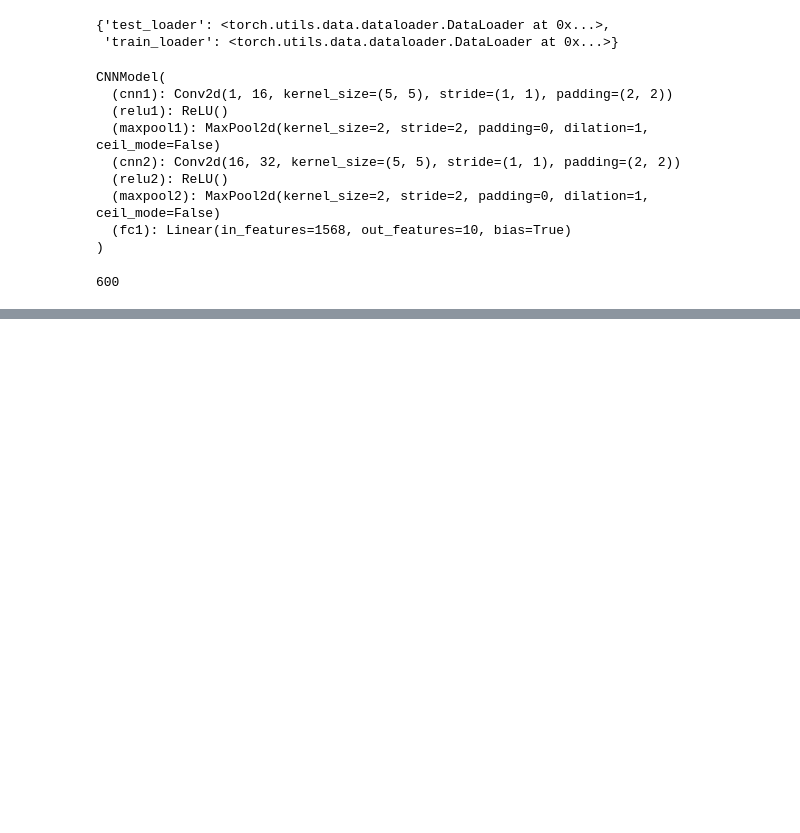
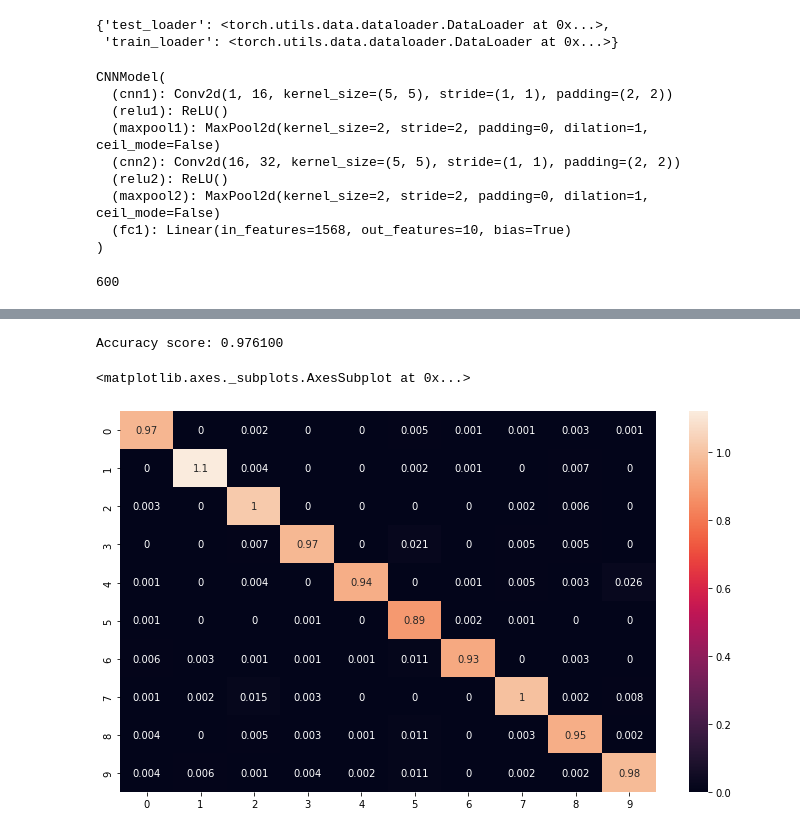
Before and after one commit to sachinshubhams/Computer-Vision, a Jupyter notebook: CNN_MNIST_Dataset_using_Pytorch.ipynb, the cells around one changed output, grey strips where cells are left out. Cells and saved outputs as stored; diff of their text form; code cells hidden in the pictures; blank space fills up the shorter version.

```diff
--- a/CNN_MNIST_Dataset_using_Pytorch.ipynb
+++ b/CNN_MNIST_Dataset_using_Pytorch.ipynb
@@ -335,0 +278,22 @@ Epoch [10/10], Step [600/600], Iteration: 6000, Loss: 0.0122, Accuracy: 99.0800
+# %%
+def predictions(model, test_loader):
+    model.eval()
+    actuals = []
+    predictions = []
+    with torch.no_grad():
+        for data, target in test_loader:
+            output = model(data)
+            prediction = output.argmax(dim=1, keepdim=True)
+            actuals.extend(target.view_as(prediction))
+            predictions.extend(prediction)
+    return [i.item() for i in actuals], [i.item() for i in predictions]
+actuals, predictions = predictions(model, loaders['test_loader'])
+print('Accuracy score: %f' % accuracy_score(actuals, predictions))
+cf=confusion_matrix(actuals, predictions)
+df_cm = pd.DataFrame(cf/np.sum(cf) *10)
+plt.figure(figsize = (12,7))
+sns.heatmap(df_cm, annot=True)
+# %% [output]
+Accuracy score: 0.976100
+<matplotlib.axes._subplots.AxesSubplot at 0x...>
+[figure, added]
```
Also changed, not shown: parts of 17 cells of this notebook.
